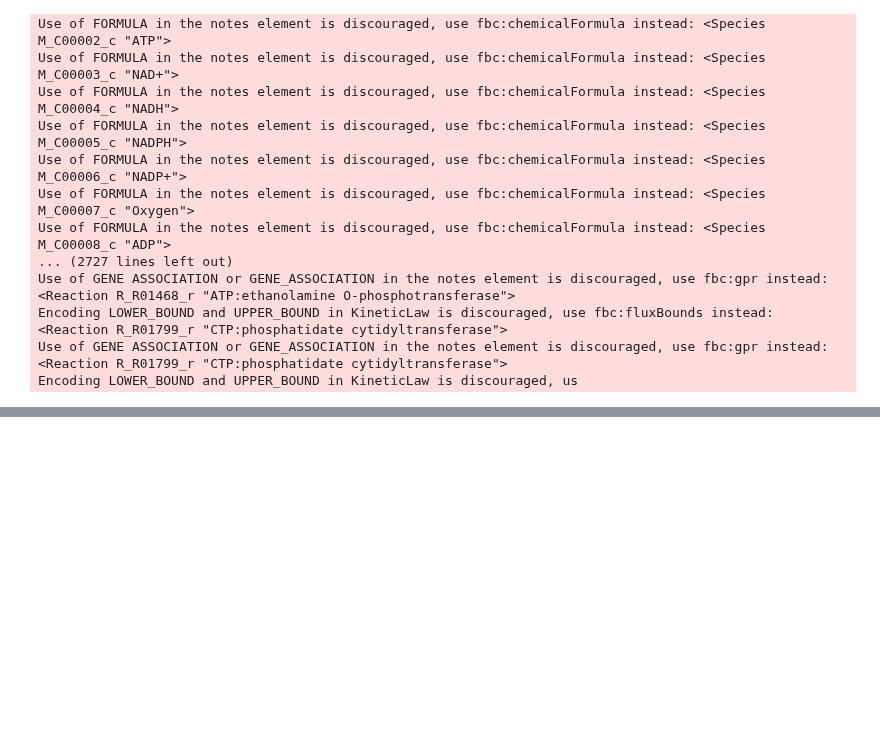
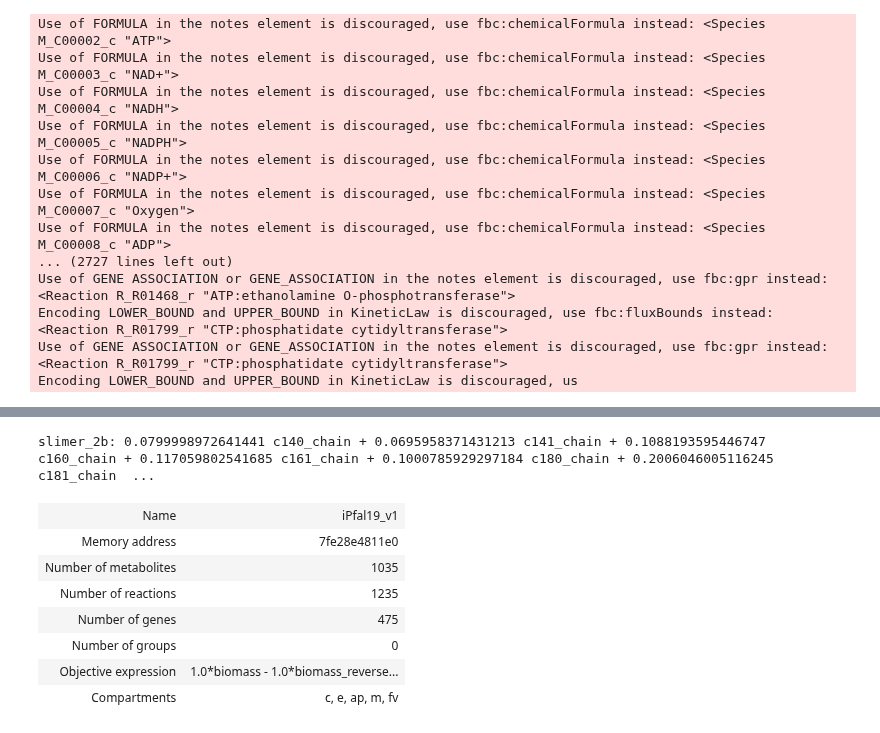
Before and after one commit to Nexia23/Plasmodium_abs_FBA, a Jupyter notebook: compare_GEMs.ipynb, the cells around one changed output, grey strips where cells are left out. Saved outputs shown, nothing was run; the diff lists cells and outputs as text; code cells hidden in the pictures; blank space fills up the shorter version.

```diff
--- a/compare_GEMs.ipynb
+++ b/compare_GEMs.ipynb
@@ -286,0 +416,19 @@ df_ex_carey#.iloc[included]
+# %%
+metas_df = pd.read_csv('Datasets/slimeR_pseudo_all_percent.tsv',sep='\t',index_col=0)
+metas_df = metas_df.drop('LPC')
+# %%
+meta_ids = []
+for meta in metas_df.index:
+    if meta[0].isdigit():
+        sid = 'c'+meta.replace(':','')+'_chain'
+        sname = 'Side chain '+meta
+        new_meta = cobra.Metabolite(id=sid,name=sname, compartment='cytoplasm')
+        ipfal21.add_metabolites([new_meta])
+    else:
+        sid = species_name_dict[meta][0]
+        sname = species_name_dict[meta][1]+' backbone'
+        new_meta = cobra.Metabolite(id=sid,name=sname, compartment='cytoplasm')
+        ipfal21.add_metabolites([new_meta])
+    meta_ids.append(sid)
+# %%
+metas_df['ids'] = meta_ids
@@ -286,0 +478,22 @@ df_ex_carey#.iloc[included]
+# %%
+sid = 'pseudo_sidchn'
+sname = 'Pseudo side chain'
+new_meta = cobra.Metabolite(id=sid,name=sname, compartment='cytoplasm')
+ipfal21.add_metabolites([new_meta])
+
+b2 = metas_df[metas_df.reaction=="2b"]
+# change between different models
+b2 = b2.dropna(subset=['mean_Ring '])
+tester = dict(zip(b2['ids'],b2['mean_Ring ']*-1))
+tester[sid] = 1
+create_reaction(ipfal21,['slimer_2b','pseudo sid chain'], tester)
+# %% [output]
+slimer_2b: 0.0799998972641441 c140_chain + 0.0695958371431213 c141_chain + 0.1088193595446747 c160_chain + 0.117059802541685 c161_chain + 0.1000785929297184 c180_chain + 0.2006046005116245 c181_chain  ...
+| Name | iPfal19_v1 |
+| Memory address | 7fe28e4811e0 |
+| Number of metabolites | 1035 |
+| Number of reactions | 1235 |
+| Number of genes | 475 |
+| Number of groups | 0 |
+| Objective expression | 1.0*biomass - 1.0*biomass_reverse... |
+| Compartments | c, e, ap, m, fv |
```
Also changed, not shown: parts of 62 cells of this notebook.
